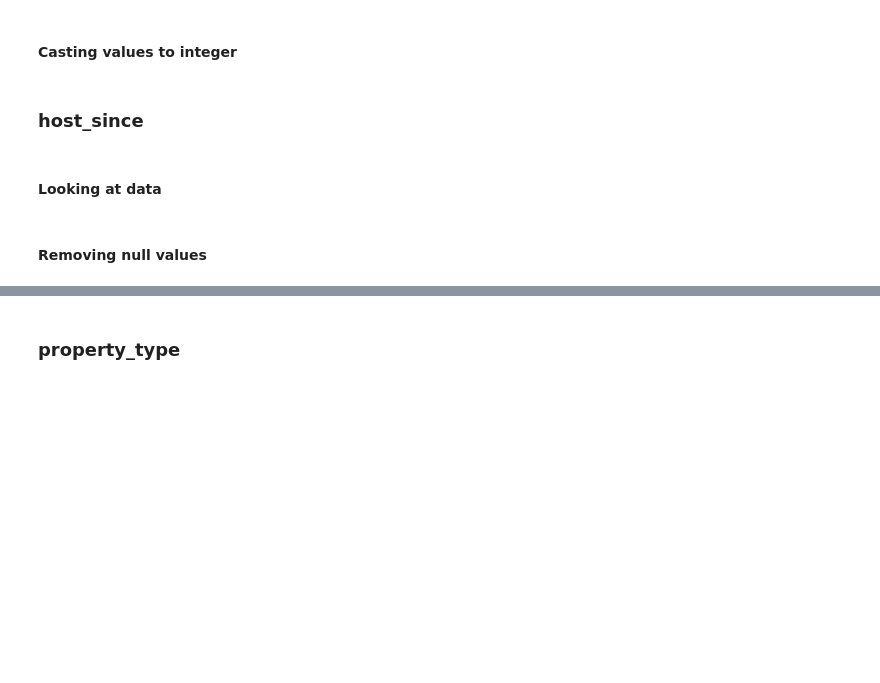
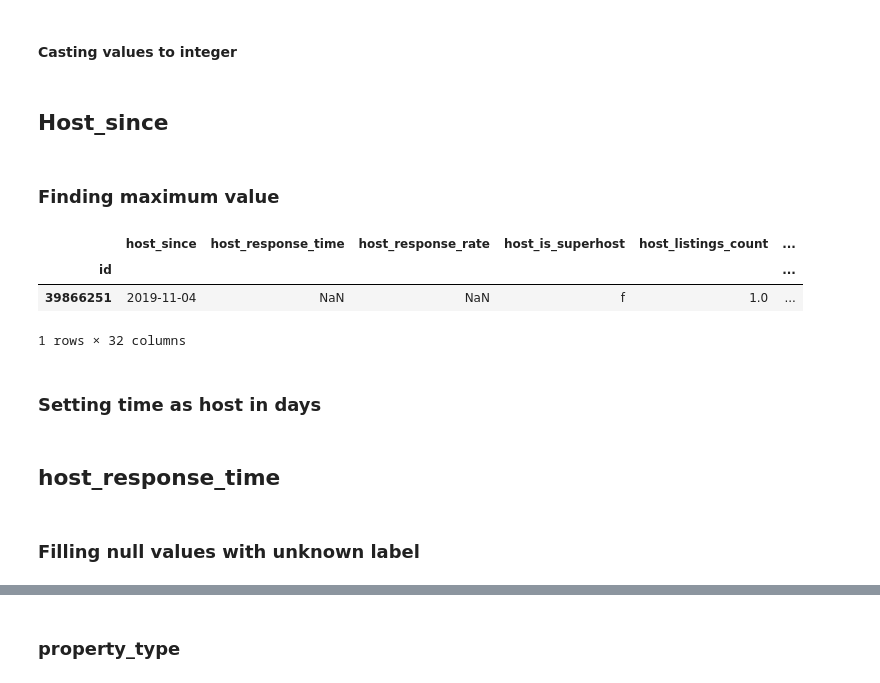
Before and after one commit to tomasz-janik/AirbnbPrediction, a Jupyter notebook: AirbnbLondon.ipynb, the cells around one changed output, grey strips where cells are left out. Drawn from its saved outputs; the diff is of its cells as text; code cells hidden in the pictures; blank space fills up the shorter version.

```diff
--- a/AirbnbLondon.ipynb
+++ b/AirbnbLondon.ipynb
@@ -198,2 +359,0 @@ plt.show()
-# %%
-df.drop(['has_availability', 'host_has_profile_pic', 'is_business_travel_ready', 'require_guest_phone_verification', 'require_guest_profile_picture', 'requires_license'], axis=1, inplace=True)
@@ -206,5 +360,3 @@ df.experiences_offered.value_counts(normalize=True)
-# %%
-df.drop('experiences_offered', axis=1, inplace=True)
 # %% [markdown]
 ### Checking which columns need to be cleaned
 # %%
@@ -249,6 +396,3 @@ df['host_response_rate'].sample(3)
-# %%
-df.host_response_rate.fillna('unknown', inplace=True)
-df.host_response_rate.value_counts(normalize=True)
 # %% [markdown]
 ### price
 # %% [markdown]
@@ -264,2 +416,5 @@ df.price = df.price.astype('int64')
+# %%
+df = df[df.price < np.percentile(df.price, 95)]
+df = df[df.price > np.percentile(df.price, 5)]
 # %% [markdown]
 ### cleaning_fee
@@ -294,6 +441,4 @@ df.extra_people = df.extra_people.str[1:-3]
 df.extra_people = df.extra_people.str.replace(",", "")
 df.extra_people = df.extra_people.astype('int64')
 # %% [markdown]
-### host_since
+## Host_since
-# %% [markdown]
-#### Looking at data
@@ -303,0 +445,11 @@ df[df.loc[ :,['host_since'] ].isnull()].sample(3)
+# %% [markdown]
+### Finding maximum value
+# %%
+df.sort_values('host_since', ascending=False).head(1)
+# %% [output]
+|  | host_since | host_response_time | host_response_rate | host_is_superhost | host_listings_count | ... |
+| id |  |  |  |  |  | ... |
+| 39866251 | 2019-11-04 | NaN | NaN | f | 1.0 | ... |
+1 rows × 32 columns
+# %% [markdown]
+### Setting time as host in days
@@ -304,3 +464,5 @@ df[df.loc[ :,['host_since'] ].isnull()].sample(3)
+# %% [markdown]
+## host_response_time
 # %% [markdown]
-#### Removing null values
+### Filling null values with unknown label
 # %%
```
Also changed, not shown: parts of 221 cells of this notebook.
